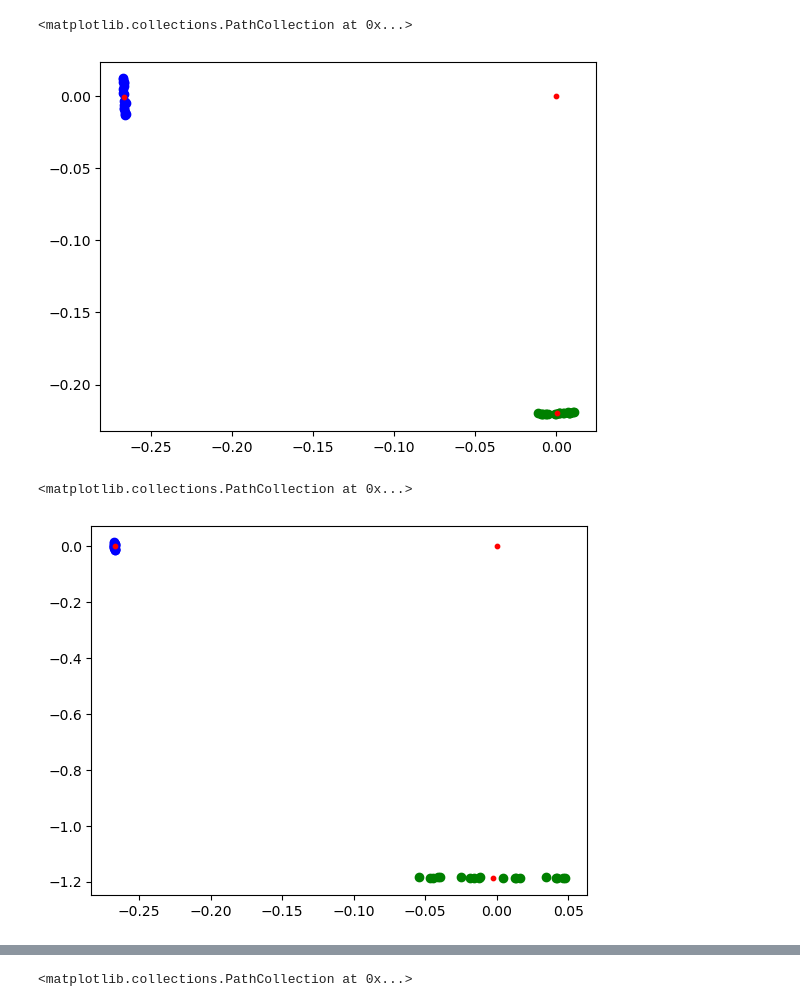
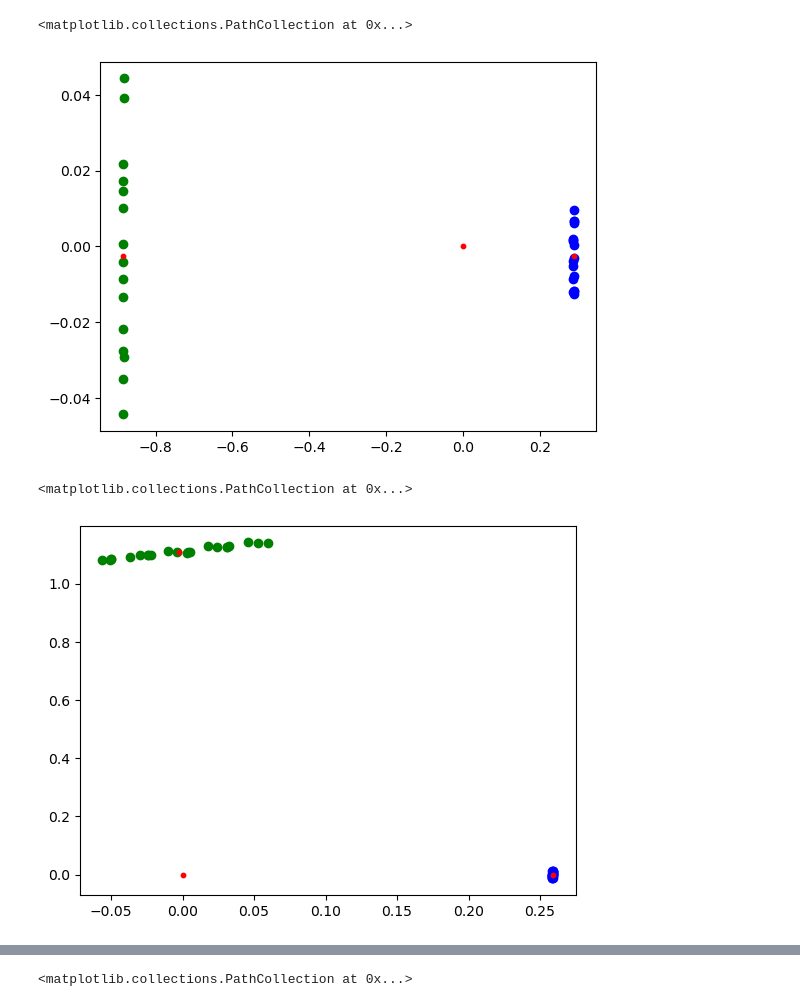
Before and after one commit to relloandres/cottonRobotRepo, a Jupyter notebook: Notebooks/findSpecificWall.ipynb, the cells around one changed output, grey strips where cells are left out. Drawn from its saved outputs; the diff is of its cells as text; code cells hidden in the pictures.

```diff
--- a/Notebooks/findSpecificWall.ipynb
+++ b/Notebooks/findSpecificWall.ipynb
@@ -6,7 +6,7 @@ import numpy as np
 import csv
 import math
 # %%
-def getLidarData(filePath, maxDistance = 1.5):
+def getLidarData(filePath, maxDistance = 1.5, minDistance = 0.15 ):
     polarLidarData = []
     with open(filePath, 'r') as file:
         csvReader = csv.reader(file)
@@ -14,7 +14,7 @@ def getLidarData(filePath, maxDistance = 1.5):
         for row in csvReader:
             r = float(row[1])/1000
             theta = float(row[0])
-            if (r < maxDistance):
+            if (minDistance < r < maxDistance):
                 polarLidarData.append([r,theta])
 
     return np.array(polarLidarData)
@@ -71,11 +73,11 @@ def getCartesianCoordinates(polarData):
 # %%
 #Get lidar data in polar coordinates
-filePath = '../TestData/17-june/test2/raw/a.csv'
+filePath = f'{dataBasePath}/I.csv'
 lidarData = getLidarData(filePath)
 
 #Get sud and east wall points
-horizontalWallPolarPts  = findWallPoints(0,3,lidarData)
-verticalWallPolarPts = findWallPoints(90,3,lidarData)
+horizontalWallPolarPts  = findWallPoints(180,3,lidarData)
+verticalWallPolarPts = findWallPoints(0,3,lidarData)
 
 #Get wall points in cartesian coordinates
 horizontalWallCartPts  = getCartesianCoordinates(horizontalWallPolarPts)
@@ -92,31 +94,31 @@ plt.scatter(verticalWallCart[0], verticalWallCart[1], s=10, color='red')
 plt.scatter([0],[0], s=10, color='red')
 # %% [output]
 <matplotlib.collections.PathCollection at 0x...>
-[figure, old version]
+[figure, new version]
 # %%
 #Get lidar data in polar coordinates
-filePath = '../TestData/17-june/test2/raw/b.csv'
+filePath = f'{dataBasePath}/B.csv'
 lidarData = getLidarData(filePath)
 
 #Get sud and east wall points
-horizontalWallPolarPts  = findWallPoints(0,3,lidarData)
-verticalWallPolarPts = findWallPoints(90,3,lidarData)
+horizontalWallPolarPts  = findWallPoints(180,3,lidarData)
+verticalWallPolarPts = findWallPoints(270,3,lidarData)
 
 #Get wall points in cartesian coordinates
 horizontalWallCartPts  = getCartesianCoordinates(horizontalWallPolarPts)
 verticalWallCartPts = getCartesianCoordinates(verticalWallPolarPts)
 
 horizontalWallCart = [horizontalWallCartPts[:,0].mean(), horizontalWallCartPts[:,1].mean()]
 verticalWallCart = [verticalWallCartPts[:,0].mean(), verticalWallCartPts[:,1].mean()]
 
 #plot wall points
 plt.scatter(horizontalWallCartPts[:, 0], horizontalWallCartPts[:, 1], color='blue')
 plt.scatter(verticalWallCartPts[:, 0], verticalWallCartPts[:, 1], color='green')
 plt.scatter(horizontalWallCart[0], horizontalWallCart[1], s=10, color='red')
 plt.scatter(verticalWallCart[0], verticalWallCart[1], s=10, color='red')
 plt.scatter([0],[0], s=10, color='red')
 # %% [output]
 <matplotlib.collections.PathCollection at 0x...>
-[figure, old version]
+[figure, new version]
 # %%
 #Get lidar data in polar coordinates
```
Also changed, not shown: parts of 3 cells of this notebook, 4 other files.
